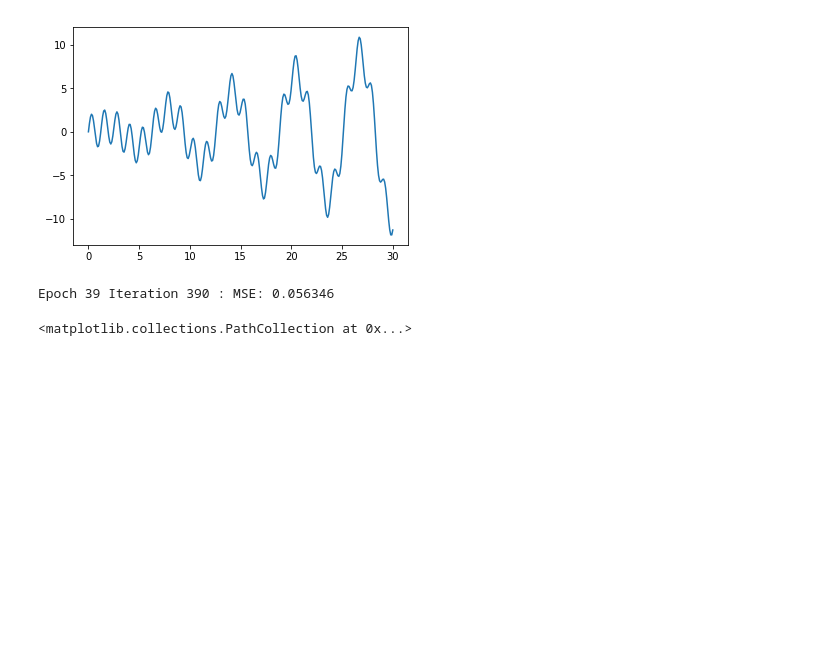
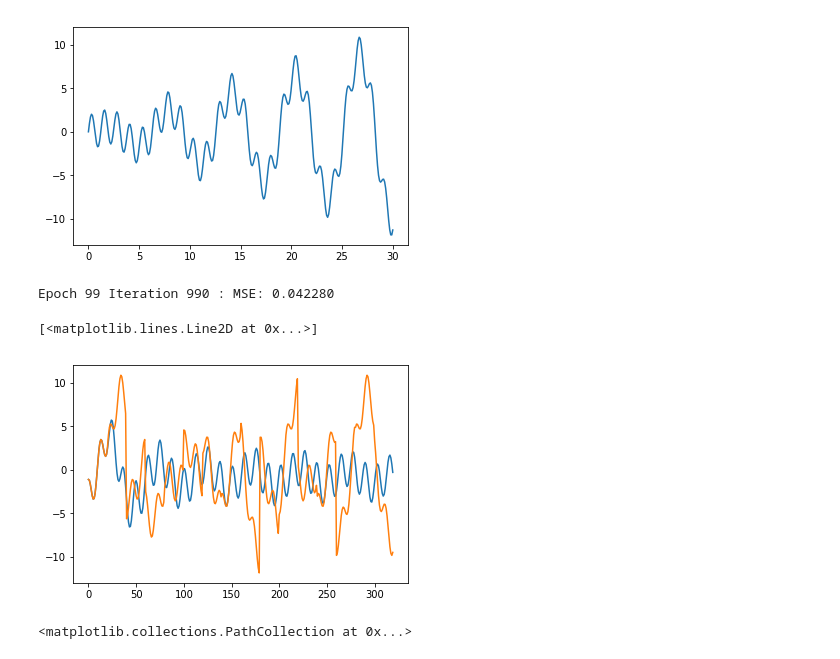
Before and after one commit to wayneyeye/udemy_deep_learning_practice, a Jupyter notebook: RNN_TimeSeries.ipynb, the cells around one changed output. Cells and saved outputs as stored; diff of their text form; code cells hidden in the pictures; blank space fills up the shorter version.

Commit message:
add creative rnn

```diff
--- a/RNN_TimeSeries.ipynb
+++ b/RNN_TimeSeries.ipynb
@@ -26,4 +15,16 @@ for i in range(len(price)-n_steps):
 # %%
+n_steps=20
+n_inputs=1
+n_neurons=500
+n_outputs=1
+
+X_train= np.zeros((len(price)-n_steps,n_steps,n_inputs))
+y_train= np.zeros((len(price)-n_steps,n_steps,n_inputs))
+for i in range(len(price)-n_steps):
+    X_train[i,]=price[i:i+n_steps].reshape(n_steps,n_inputs)
+    y_train[i,]=price[i+1:i+n_steps+1].reshape(n_steps,n_inputs)
+
+
 tf.reset_default_graph()
 X=tf.placeholder(tf.float32,[None,n_steps,n_inputs])
 y=tf.placeholder(tf.float32,[None,n_steps,n_outputs])
@@ -39,7 +40,7 @@ training_op=optimizer.minimize(loss)
 
 init=tf.global_variables_initializer()
 
-n_epochs=40
+n_epochs=100
 batch_size=30
 n_iterations= sample_rate//batch_size
 
@@ -57,8 +58,20 @@ with tf.Session() as sess:
                 print("Epoch {} Iteration {} : MSE: {:6.6f}".format(epoch,iteration+n_iterations*epoch,mse),end="\r")
     X_new=X_train[100,:,:].reshape(1,20,1)
     y_pred=sess.run(outputs,feed_dict={X:X_new})
+    # Creative RNN
+    sequence=list(X_train.flatten()[0:n_steps])
+    for iteration in range(300):
+        X_batch=np.array(sequence[-n_steps:]).reshape(1,n_steps,1)
+        y_pred=sess.run(outputs,feed_dict={X:X_batch})
+        sequence.append(y_pred[0,-1,0])
 # %% [output]
-Epoch 39 Iteration 390 : MSE: 0.056346
+Epoch 99 Iteration 990 : MSE: 0.042280
+# %%
+plt.plot(list(range(len(sequence))),sequence)
+plt.plot(list(range(len(sequence))),X_train.flatten()[:len(sequence)])
+# %% [output]
+[<matplotlib.lines.Line2D at 0x...>]
+[figure, added]
 # %%
 plt.plot(list(range(n_steps)),X_new[0])
 
```
Also changed, not shown: parts of 1 cell of this notebook.
